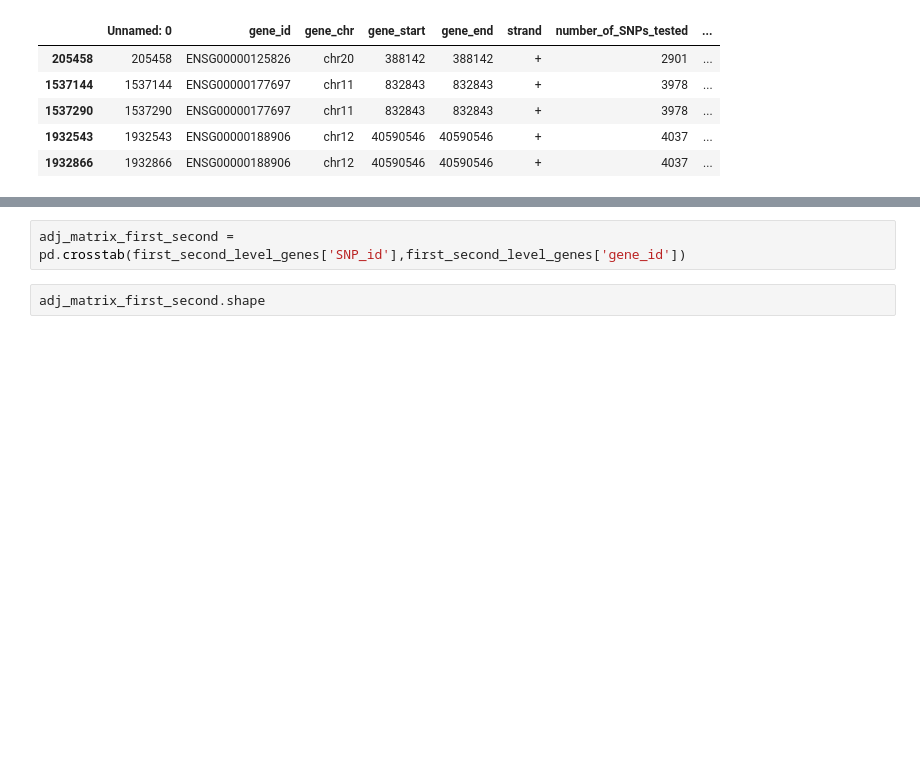
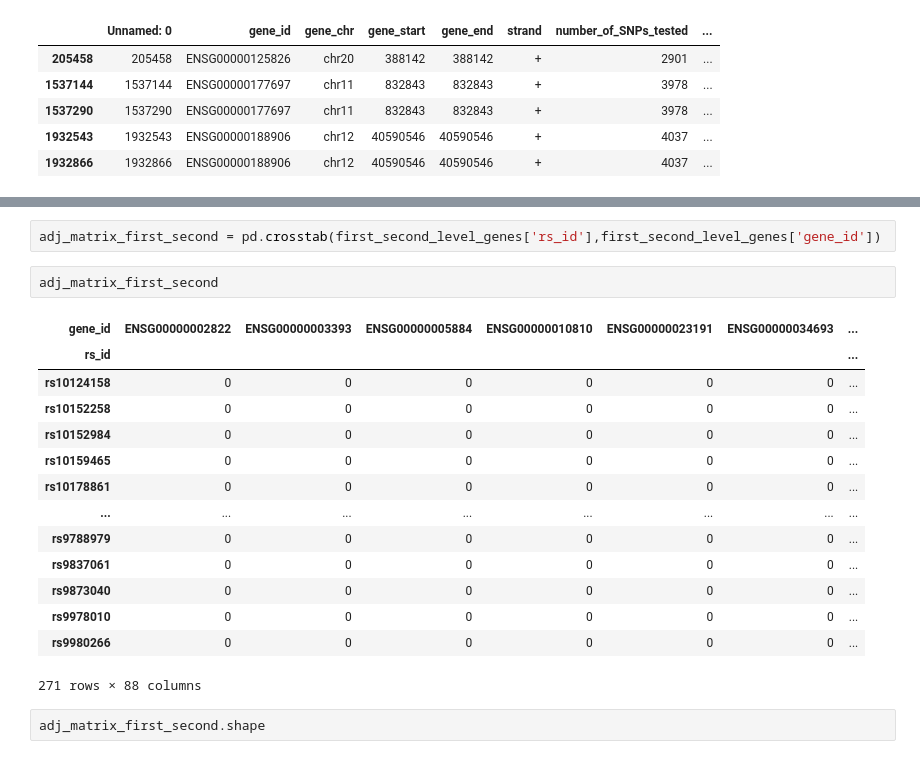
Before and after one commit to nspranav/Ukbiobank_genetics, a Jupyter notebook: snp_matching.ipynb, the cells around one changed output, grey strips where cells are left out. Drawn from its saved outputs; the diff is of its cells as text; blank space fills up the shorter version.

```diff
--- a/snp_matching.ipynb
+++ b/snp_matching.ipynb
@@ -270,5 +289,22 @@ first_second_level_genes[first_second_level_genes['SNP_id'].duplicated()]
 # %%
-adj_matrix_first_second = pd.crosstab(first_second_level_genes['SNP_id'],first_second_level_genes['gene_id'])
+adj_matrix_first_second = pd.crosstab(first_second_level_genes['rs_id'],first_second_level_genes['gene_id'])
+# %%
+adj_matrix_first_second
+# %% [output]
+| gene_id | ENSG00000002822 | ENSG00000003393 | ENSG00000005884 | ENSG00000010810 | ENSG00000023191 | ENSG00000034693 | ... |
+| rs_id |  |  |  |  |  |  | ... |
+| rs10124158 | 0 | 0 | 0 | 0 | 0 | 0 | ... |
+| rs10152258 | 0 | 0 | 0 | 0 | 0 | 0 | ... |
+| rs10152984 | 0 | 0 | 0 | 0 | 0 | 0 | ... |
+| rs10159465 | 0 | 0 | 0 | 0 | 0 | 0 | ... |
+| rs10178861 | 0 | 0 | 0 | 0 | 0 | 0 | ... |
+| ... | ... | ... | ... | ... | ... | ... | ... |
+| rs9788979 | 0 | 0 | 0 | 0 | 0 | 0 | ... |
+| rs9837061 | 0 | 0 | 0 | 0 | 0 | 0 | ... |
+| rs9873040 | 0 | 0 | 0 | 0 | 0 | 0 | ... |
+| rs9978010 | 0 | 0 | 0 | 0 | 0 | 0 | ... |
+| rs9980266 | 0 | 0 | 0 | 0 | 0 | 0 | ... |
+271 rows × 88 columns
 # %%
 adj_matrix_first_second.shape
 # %% [output]
```
Also changed, not shown: parts of 11 cells of this notebook, 57 other files.
